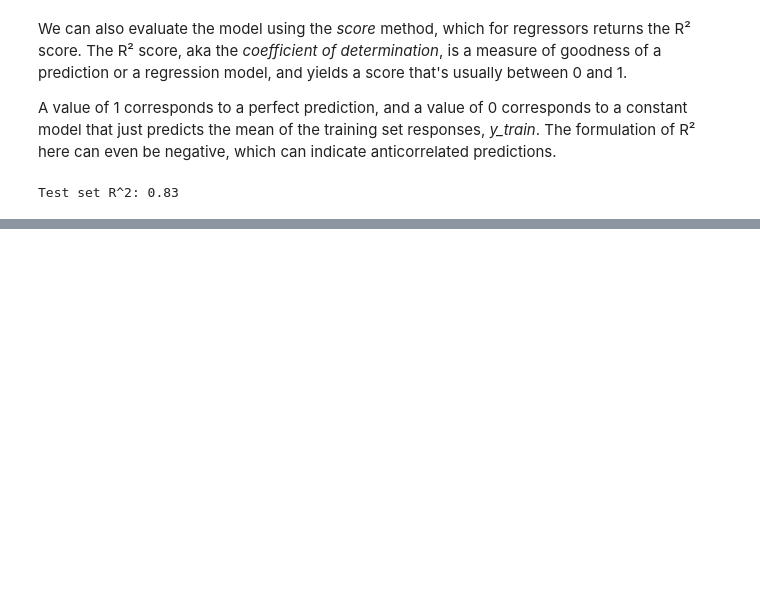
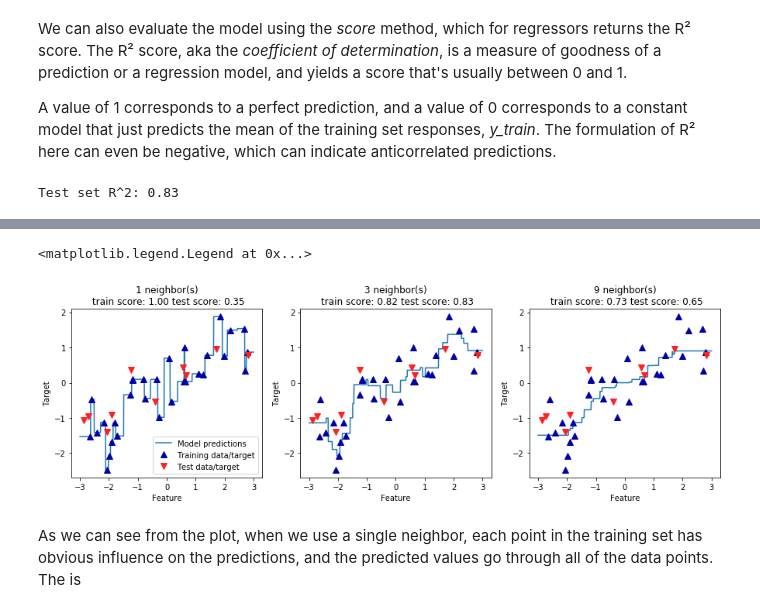
Before and after one commit to carlhinderer/python-ml-intro, a Jupyter notebook: notebooks/02_supervised_learning/b_knn.ipynb, the cells around one changed output, grey strips where cells are left out. Saved outputs shown, nothing was run; the diff lists cells and outputs as text; code cells hidden in the pictures; blank space fills up the shorter version.

Commit message:
Added plots to display the different behavior of KNeighborsRegressor, depending on k.

```diff
--- a/notebooks/02_supervised_learning/b_knn.ipynb
+++ b/notebooks/02_supervised_learning/b_knn.ipynb
@@ -181,0 +186,28 @@ Test set R^2: 0.83
+# %%
+# Plot the regression lines for 1, 3, and 9 neighbors
+fig, axes = plt.subplots(1, 3, figsize=(15, 4))
+
+# Create 1,000 data points, equally spaced between -3 and 3
+line = np.linspace(-3, 3, 1000).reshape(-1, 1)
+
+for n_neighbors, ax in zip([1, 3, 9], axes):
+    reg = KNeighborsRegressor(n_neighbors=n_neighbors)
+    reg.fit(X_train, y_train)
+    ax.plot(line, reg.predict(line))
+    ax.plot(X_train, y_train, '^', c=mglearn.cm2(0), markersize=8)
+    ax.plot(X_test, y_test, 'v', c=mglearn.cm2(1), markersize=8)
+
+    ax.set_title(
+        "{} neighbor(s)\n train score: {:.2f} test score: {:.2f}".format(
+            n_neighbors, reg.score(X_train, y_train),
+            reg.score(X_test, y_test)))
+    ax.set_xlabel("Feature")
+    ax.set_ylabel("Target")
+
+axes[0].legend(["Model predictions", "Training data/target",
+                "Test data/target"], loc="best")
+# %% [output]
+<matplotlib.legend.Legend at 0x...>
+[figure, added]
+# %% [markdown]
+As we can see from the plot, when we use a single neighbor, each point in the training set has obvious influence on the predictions, and the predicted values go through all of the data points.  The is
```
Also changed, not shown: parts of 1 cell of this notebook.
